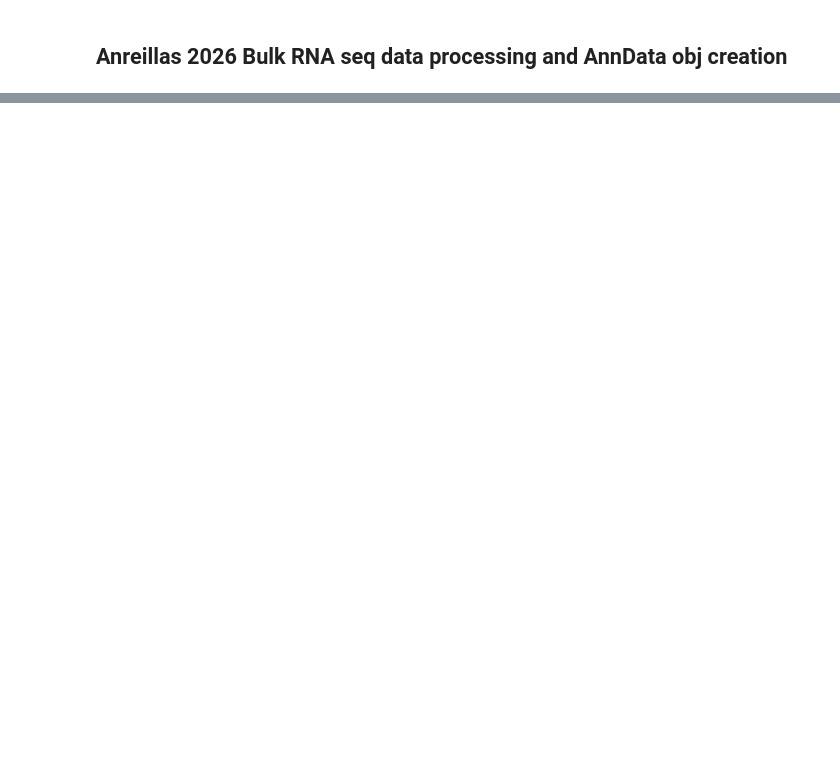
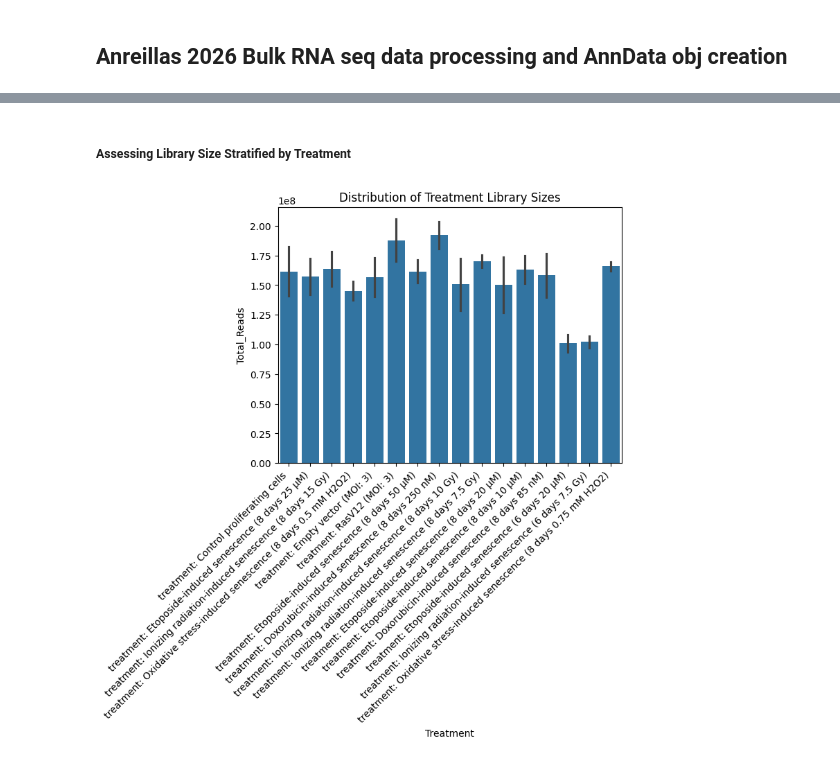
Before and after one commit to marika-clark/dark_matter_atx, a Jupyter notebook: data_processing/Anerillas_2026.ipynb, the cells around one changed output, grey strips where cells are left out. Saved outputs shown, nothing was run; the diff lists cells and outputs as text; code cells hidden in the pictures; blank space fills up the shorter version.

```diff
--- a/data_processing/Anerillas_2026.ipynb
+++ b/data_processing/Anerillas_2026.ipynb
@@ -62,0 +217,10 @@ Saved consolidated matrix to: /Users/marikaclark/dark_matter_atx/data/Anerillas_
+# %% [markdown]
+##### Assessing Library Size Stratified by Treatment
+# %%
+sns.barplot(data=qc_df, x="Treatment", y="Total_Reads", errorbar="sd")
+plt.xticks(rotation=45, ha="right")
+plt.title("Distribution of Treatment Library Sizes")
+
+plt.show()
+# %% [output]
+[figure, added]
```
Also changed, not shown: parts of 21 cells of this notebook, 2 other files.
